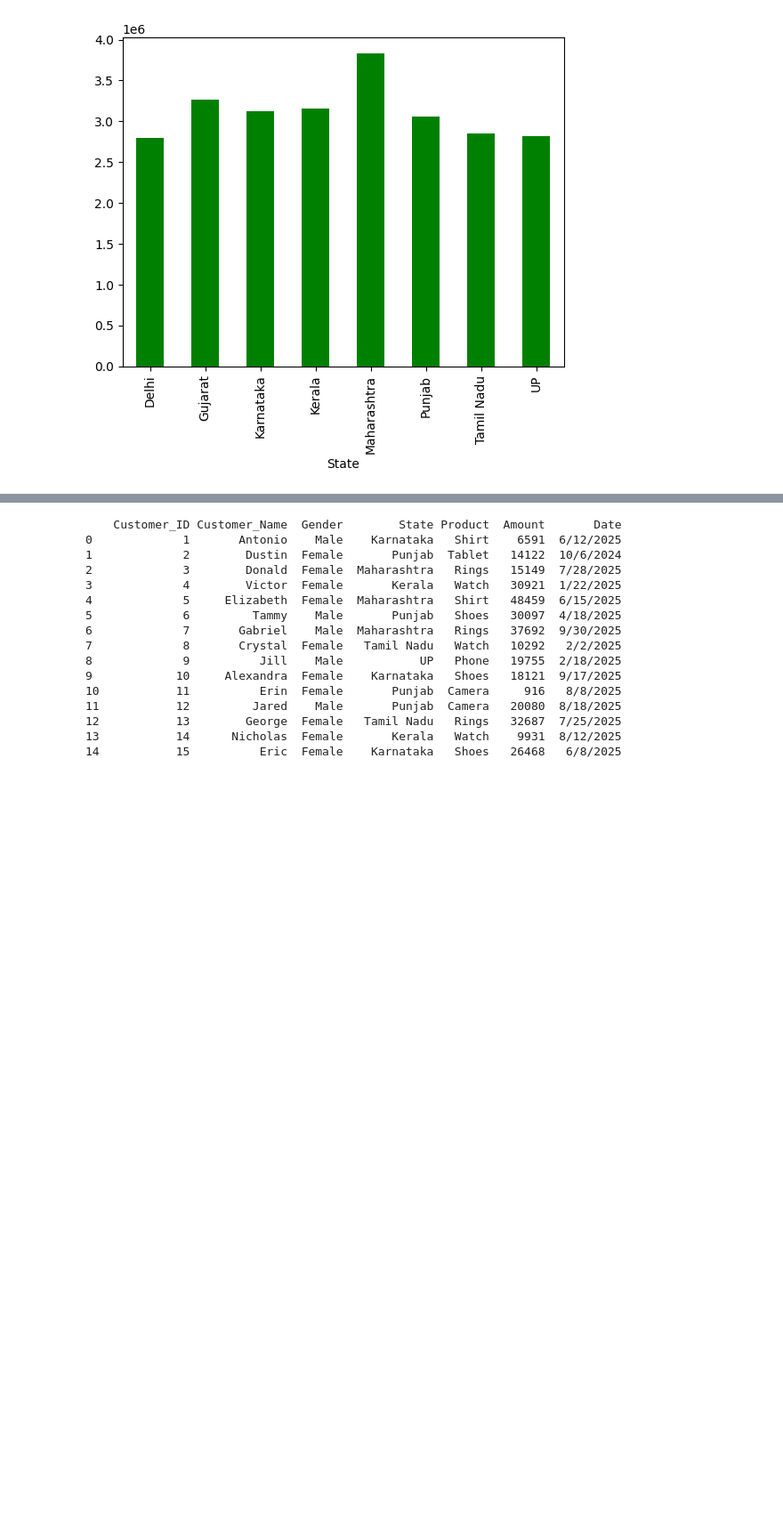
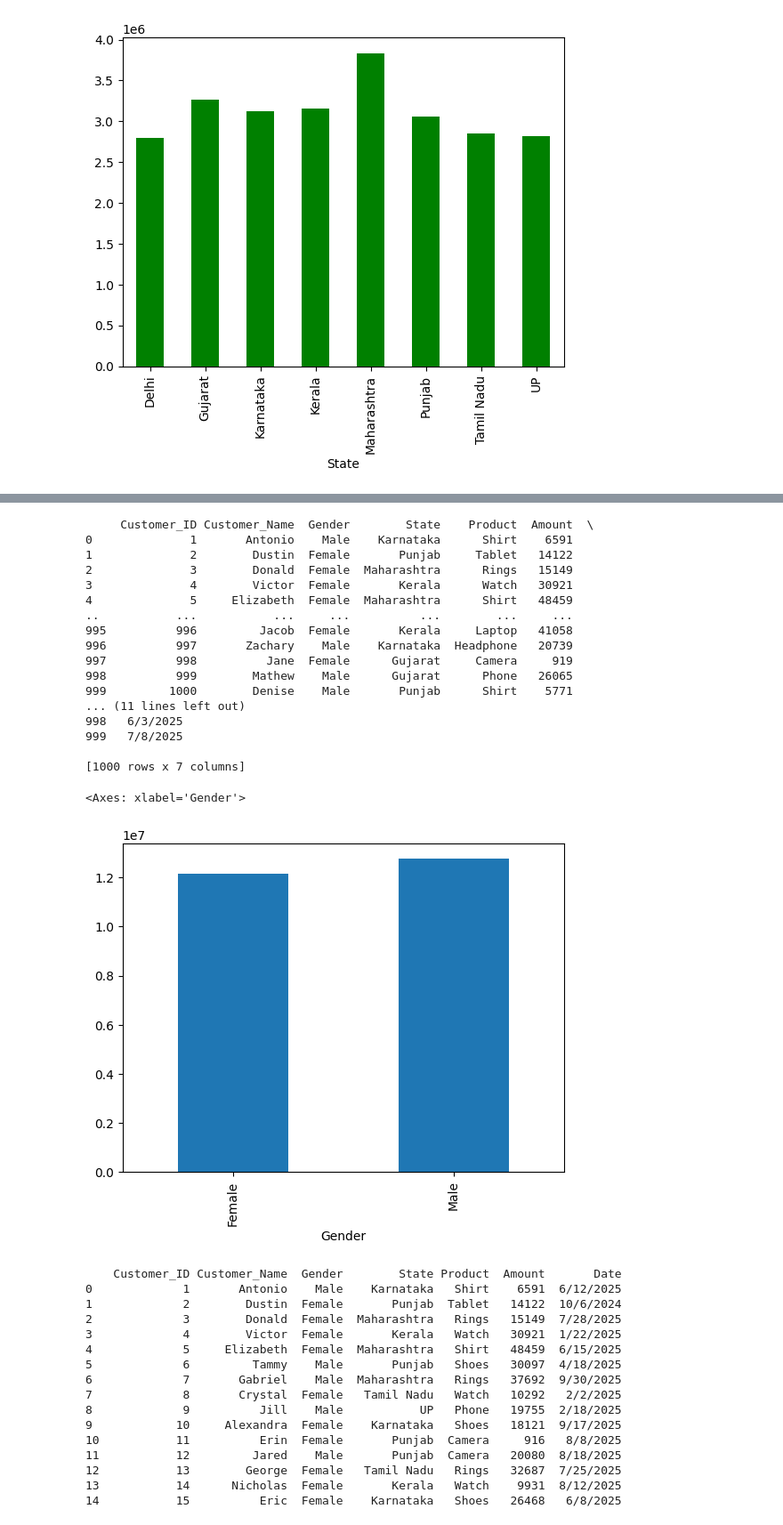
Before and after one commit to alphasinghsingh/Data_Science, a Jupyter notebook: Untitled4.ipynb, the cells around one changed output, grey strips where cells are left out. Shown at 89% size. Cells and saved outputs as stored; diff of their text form; code cells hidden in the pictures; blank space fills up the shorter version.

```diff
--- a/Untitled4.ipynb
+++ b/Untitled4.ipynb
@@ -2491,3 +2687,28 @@ df.groupby("Product")["Amount"].sum().plot(kind="pie")
+# %%
+import pandas as pd
+df=pd.read_csv("sales.csv")
+print(df)
+df.groupby("Gender")["Amount"].sum().plot(kind="bar")
+# %% [output]
+     Customer_ID Customer_Name  Gender        State    Product  Amount  \
+0              1       Antonio    Male    Karnataka      Shirt    6591
+1              2        Dustin  Female       Punjab     Tablet   14122
+2              3        Donald  Female  Maharashtra      Rings   15149
+3              4        Victor  Female       Kerala      Watch   30921
+4              5     Elizabeth  Female  Maharashtra      Shirt   48459
+..           ...           ...     ...          ...        ...     ...
+995          996         Jacob  Female       Kerala     Laptop   41058
+996          997       Zachary    Male    Karnataka  Headphone   20739
+997          998          Jane  Female      Gujarat     Camera     919
+998          999        Mathew    Male      Gujarat      Phone   26065
+999         1000        Denise    Male       Punjab      Shirt    5771
+... (11 lines left out)
+998   6/3/2025
+999   7/8/2025
+
+[1000 rows x 7 columns]
+<Axes: xlabel='Gender'>
+[figure, added]
 # %%
 import pandas as pd
 df=pd.read_csv("sales.csv")
```
Also changed, not shown: parts of 68 cells of this notebook.
